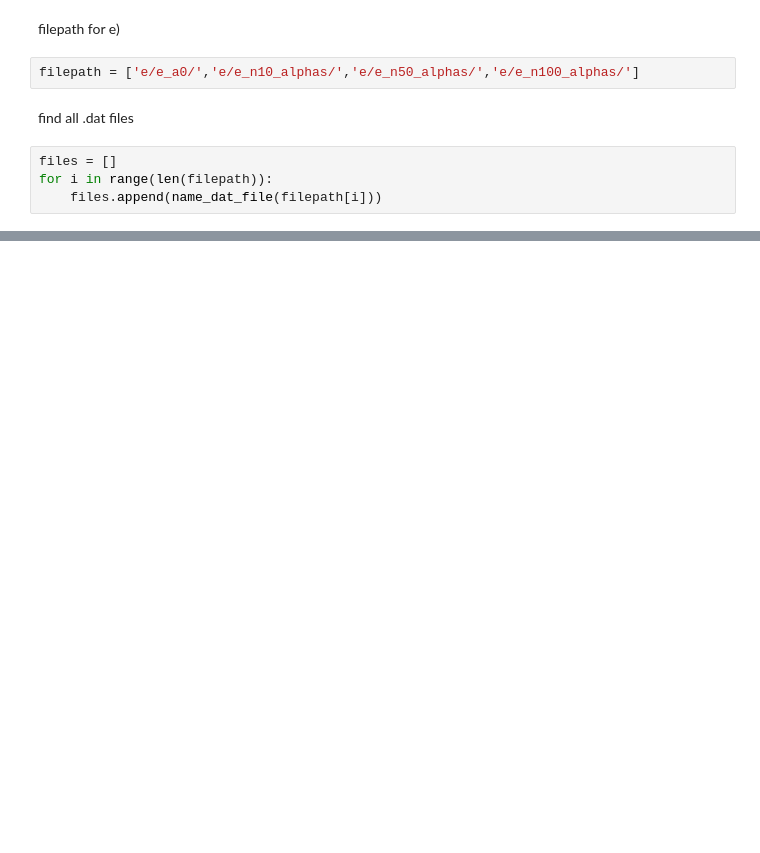
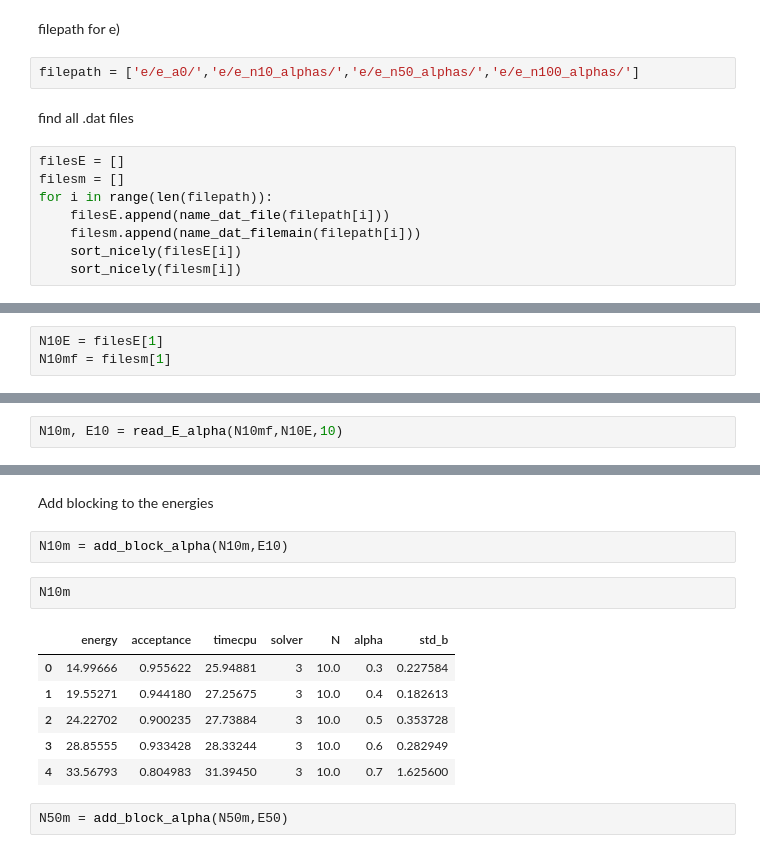
Before and after one commit to fridafu/FYS4411, a Jupyter notebook: results/e).ipynb, the cells around one changed output, grey strips where cells are left out. Drawn from its saved outputs; the diff is of its cells as text; blank space fills up the shorter version.

```diff
--- a/results/e).ipynb
+++ b/results/e).ipynb
@@ -142,6 +208,10 @@ filepath = ['e/e_a0/','e/e_n10_alphas/','e/e_n50_alphas/','e/e_n100_alphas/']
 # %% [markdown]
 find all .dat files
 # %%
-files = []
+filesE = []
+filesm = []
 for i in range(len(filepath)):
-    files.append(name_dat_file(filepath[i]))
+    filesE.append(name_dat_file(filepath[i]))
+    filesm.append(name_dat_filemain(filepath[i]))
+    sort_nicely(filesE[i])
+    sort_nicely(filesm[i])
@@ -188,0 +322,3 @@ for k in range(len(files)):
+# %%
+N10E = filesE[1]
+N10mf = filesm[1]
@@ -188,0 +355,2 @@ for k in range(len(files)):
+# %%
+N10m, E10 = read_E_alpha(N10mf,N10E,10)
@@ -188,0 +394,15 @@ for k in range(len(files)):
+# %% [markdown]
+Add blocking to the energies
+# %%
+N10m = add_block_alpha(N10m,E10)
+# %%
+N10m
+# %% [output]
+|  | energy | acceptance | timecpu | solver | N | alpha | std_b |
+| 0 | 14.99666 | 0.955622 | 25.94881 | 3 | 10.0 | 0.3 | 0.227584 |
+| 1 | 19.55271 | 0.944180 | 27.25675 | 3 | 10.0 | 0.4 | 0.182613 |
+| 2 | 24.22702 | 0.900235 | 27.73884 | 3 | 10.0 | 0.5 | 0.353728 |
+| 3 | 28.85555 | 0.933428 | 28.33244 | 3 | 10.0 | 0.6 | 0.282949 |
+| 4 | 33.56793 | 0.804983 | 31.39450 | 3 | 10.0 | 0.7 | 1.625600 |
+# %%
+N50m = add_block_alpha(N50m,E50)
```
Also changed, not shown: parts of 59 cells of this notebook, 9 other files.
